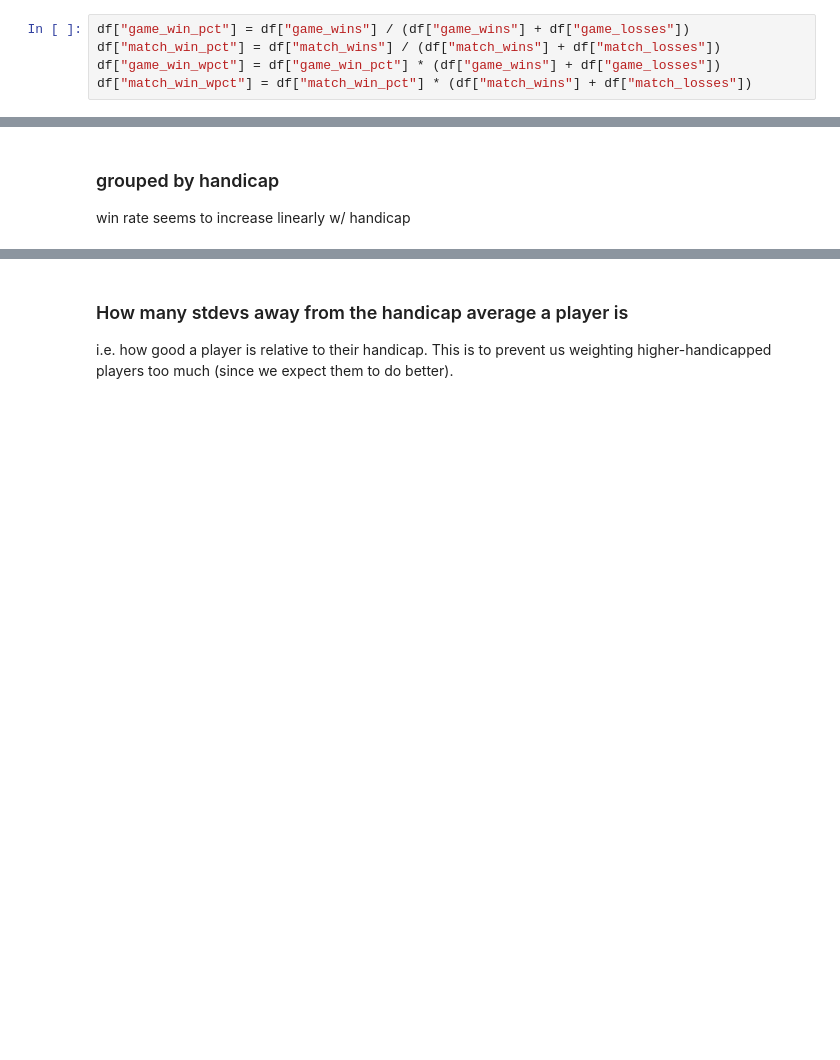
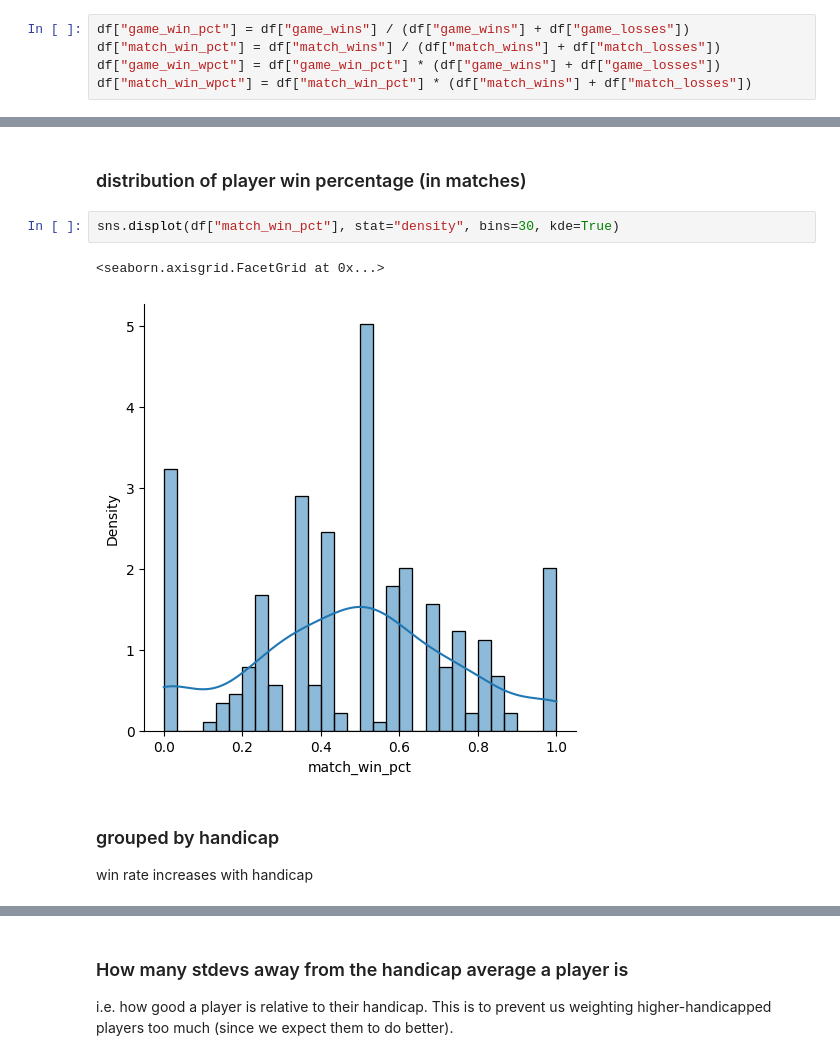
Before and after one commit to pgossman/amsterdam, a Jupyter notebook: aggregated_by_individual/analysis.ipynb, the cells around one changed output, grey strips where cells are left out. Drawn from its saved outputs; the diff is of its cells as text; blank space fills up the shorter version.

```diff
--- a/aggregated_by_individual/analysis.ipynb
+++ b/aggregated_by_individual/analysis.ipynb
@@ -38,6 +41,13 @@ sns.displot(df["game_win_pct"], stat="density", bins=30, kde=True)
+# %% [markdown]
+### distribution of player win percentage (in matches)
+# %%
+sns.displot(df["match_win_pct"], stat="density", bins=30, kde=True)
+# %% [output]
+<seaborn.axisgrid.FacetGrid at 0x...>
+[figure, added]
 # %% [markdown]
 ### grouped by handicap
-win rate seems to increase linearly w/ handicap
+win rate increases with handicap
 # %%
 by_handicap = df.drop(["team_id"], axis=1).groupby(by="handicap").sum(numeric_only=True)
 by_handicap["game_win_pct"] = by_handicap["game_win_wpct"] / (by_handicap["game_wins"] + by_handicap["game_losses"])
```
Also changed, not shown: parts of 12 cells of this notebook.
